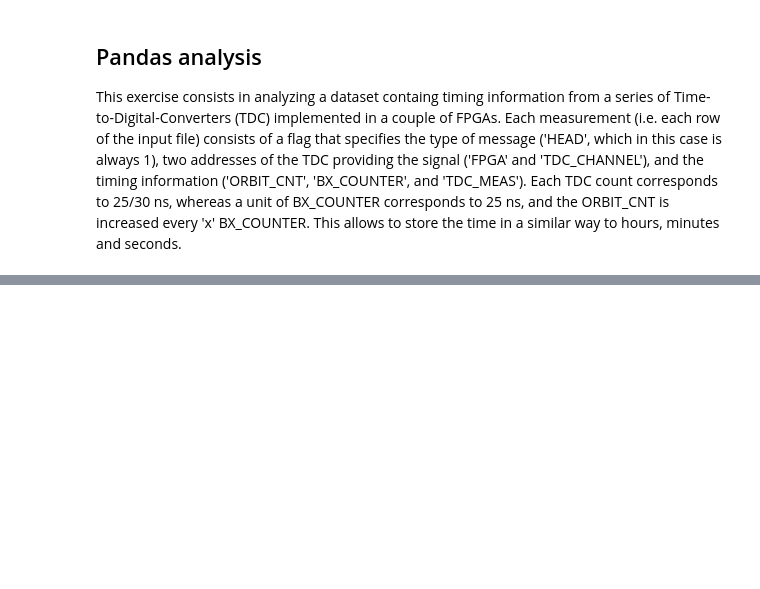
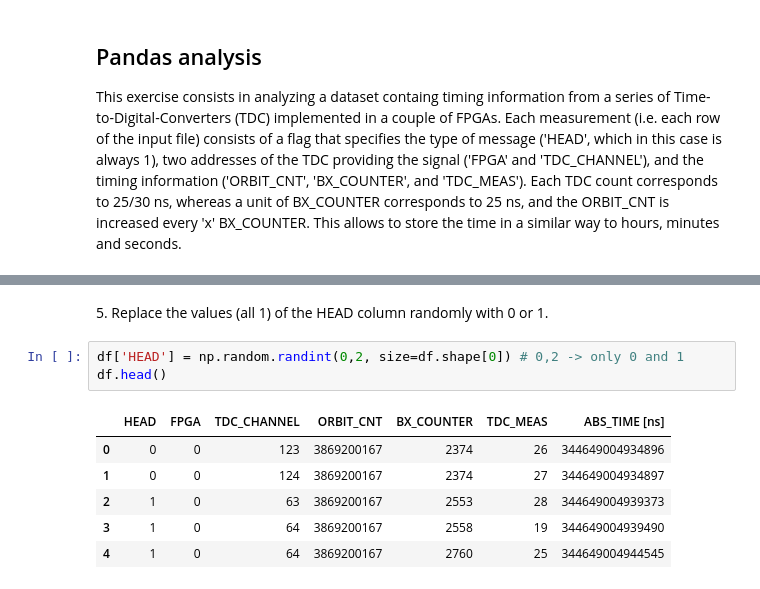
Before and after one commit to kevinbrugnera/LaboratoryOfComputationalPhysicsY8, a Jupyter notebook: 06/06ex_Pandas.ipynb, the cells around one changed output, grey strips where cells are left out. Saved outputs shown, nothing was run; the diff lists cells and outputs as text; blank space fills up the shorter version.

```diff
--- a/06/06ex_Pandas.ipynb
+++ b/06/06ex_Pandas.ipynb
@@ -25,0 +72,12 @@ This exercise consists in analyzing a dataset containg timing information from a
+# %% [markdown]
+5\. Replace the values (all 1) of the HEAD column randomly with 0 or 1.
+# %%
+df['HEAD'] = np.random.randint(0,2, size=df.shape[0]) # 0,2 -> only 0 and 1
+df.head()
+# %% [output]
+|  | HEAD | FPGA | TDC_CHANNEL | ORBIT_CNT | BX_COUNTER | TDC_MEAS | ABS_TIME [ns] |
+| 0 | 0 | 0 | 123 | 3869200167 | 2374 | 26 | 344649004934896 |
+| 1 | 0 | 0 | 124 | 3869200167 | 2374 | 27 | 344649004934897 |
+| 2 | 1 | 0 | 63 | 3869200167 | 2553 | 28 | 344649004939373 |
+| 3 | 1 | 0 | 64 | 3869200167 | 2558 | 19 | 344649004939490 |
+| 4 | 1 | 0 | 64 | 3869200167 | 2760 | 25 | 344649004944545 |
```
Also changed, not shown: parts of 22 cells of this notebook, 1 other file.
